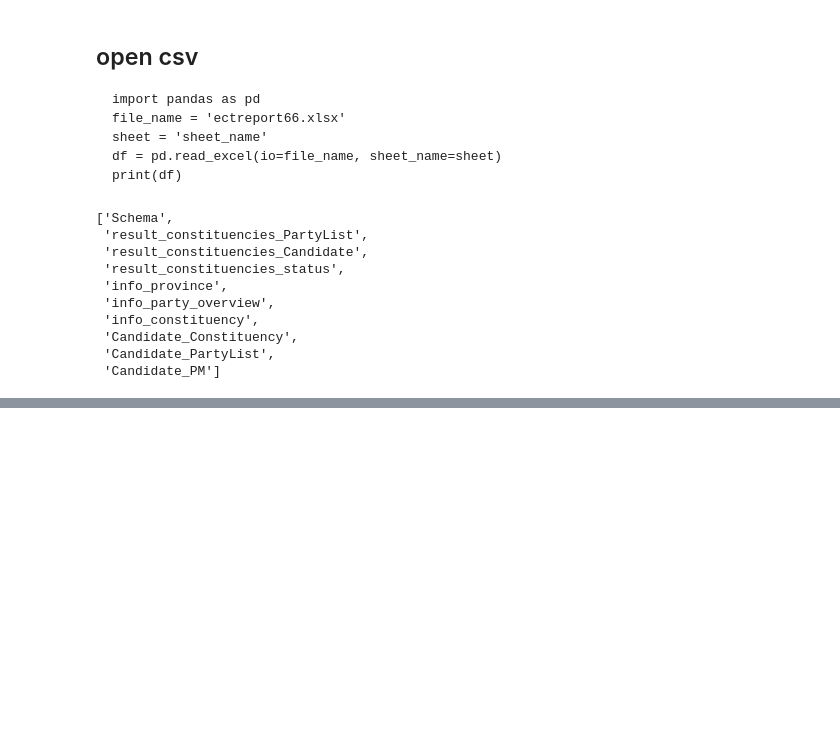
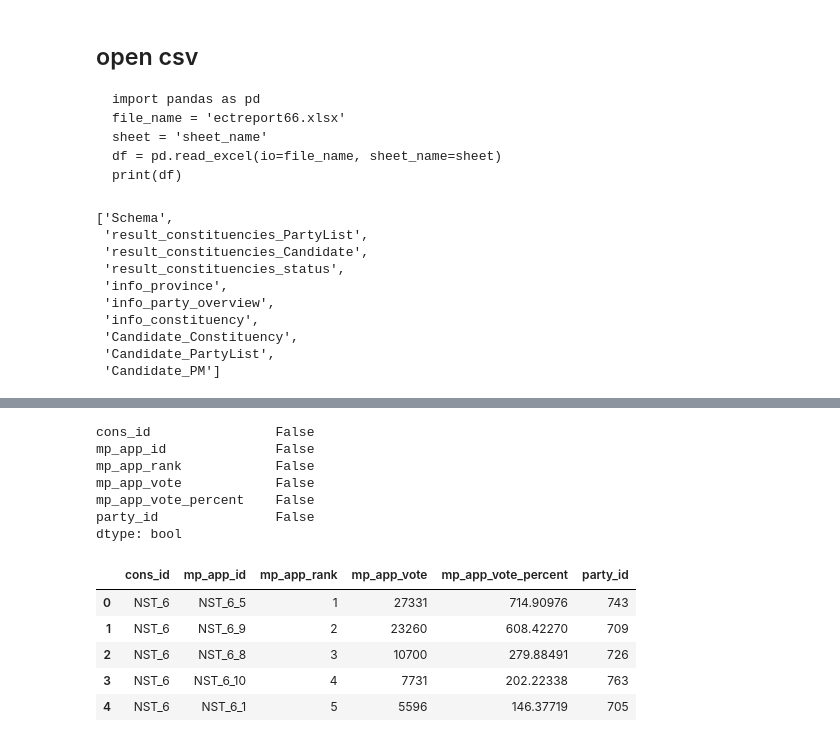
Before and after one commit to Sunisa78-8/Python_dataviz2023, a Jupyter notebook: พยย_นน.ipynb, the cells around one changed output, grey strips where cells are left out. Cells and saved outputs as stored; diff of their text form; code cells hidden in the pictures; blank space fills up the shorter version.

```diff
--- a/พยย_นน.ipynb
+++ b/พยย_นน.ipynb
@@ -68,3 +68,15 @@ dfs.sheet_names # คำสั่งเช็คว่าในไฟล์ xlsx
  'Candidate_Constituency',
  'Candidate_PartyList',
  'Candidate_PM']
+# %%
+# select sheet page by sheet name
+Schema = dfs.parse('Schema')
+result_constituencies_PartyList = dfs.parse('result_constituencies_PartyList')
+result_constituencies_Candidate = dfs.parse('result_constituencies_Candidate')
+result_constituencies_status = dfs.parse('result_constituencies_status')
+info_province = dfs.parse('info_province')
+info_party_overview = dfs.parse('info_party_overview')
+info_constituency = dfs.parse('info_constituency')
+Candidate_constituency = dfs.parse('Candidate_Constituency')
+Candidate_partyList = dfs.parse('Candidate_PartyList')
+Candidate_pm = dfs.parse('Candidate_PM')
@@ -70,0 +111,17 @@ dfs.sheet_names # คำสั่งเช็คว่าในไฟล์ xlsx
+# %%
+print(result_constituencies_Candidate.isnull().any())
+result_constituencies_Candidate.head()
+# %% [output]
+cons_id                False
+mp_app_id              False
+mp_app_rank            False
+mp_app_vote            False
+mp_app_vote_percent    False
+party_id               False
+dtype: bool
+|  | cons_id | mp_app_id | mp_app_rank | mp_app_vote | mp_app_vote_percent | party_id |
+| 0 | NST_6 | NST_6_5 | 1 | 27331 | 714.90976 | 743 |
+| 1 | NST_6 | NST_6_9 | 2 | 23260 | 608.42270 | 709 |
+| 2 | NST_6 | NST_6_8 | 3 | 10700 | 279.88491 | 726 |
+| 3 | NST_6 | NST_6_10 | 4 | 7731 | 202.22338 | 763 |
+| 4 | NST_6 | NST_6_1 | 5 | 5596 | 146.37719 | 705 |
```
Also changed, not shown: parts of 22 cells of this notebook.
